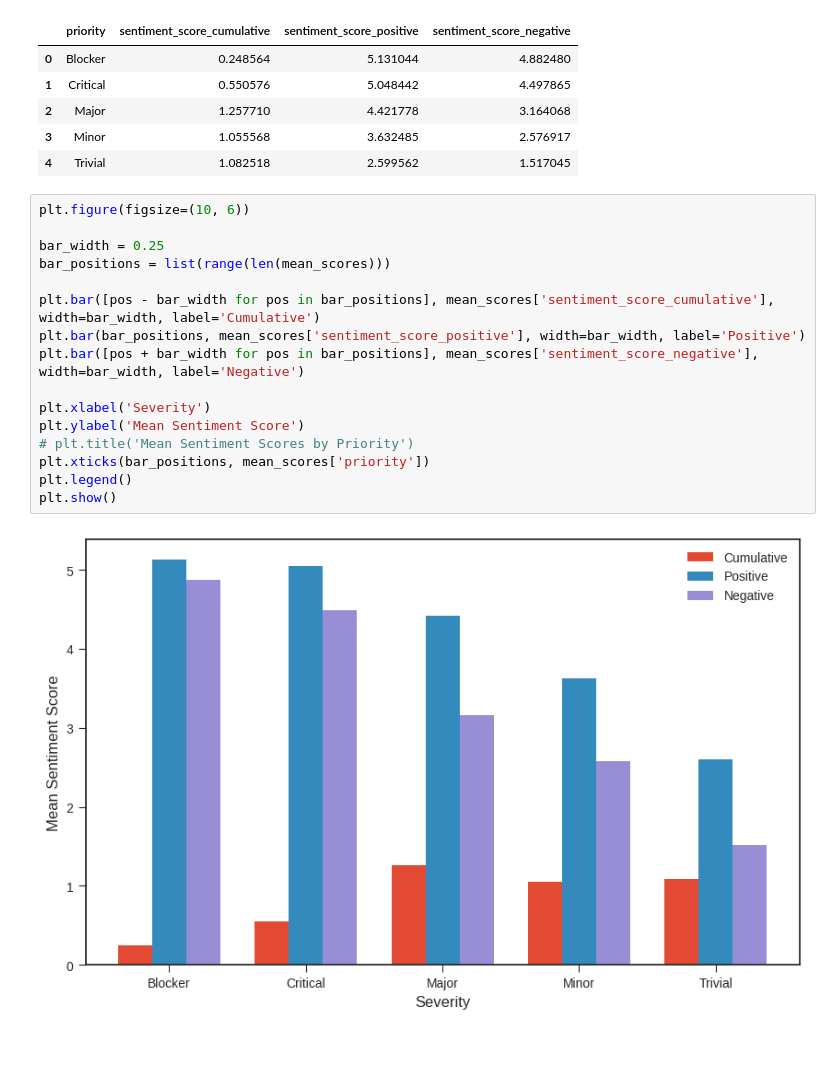
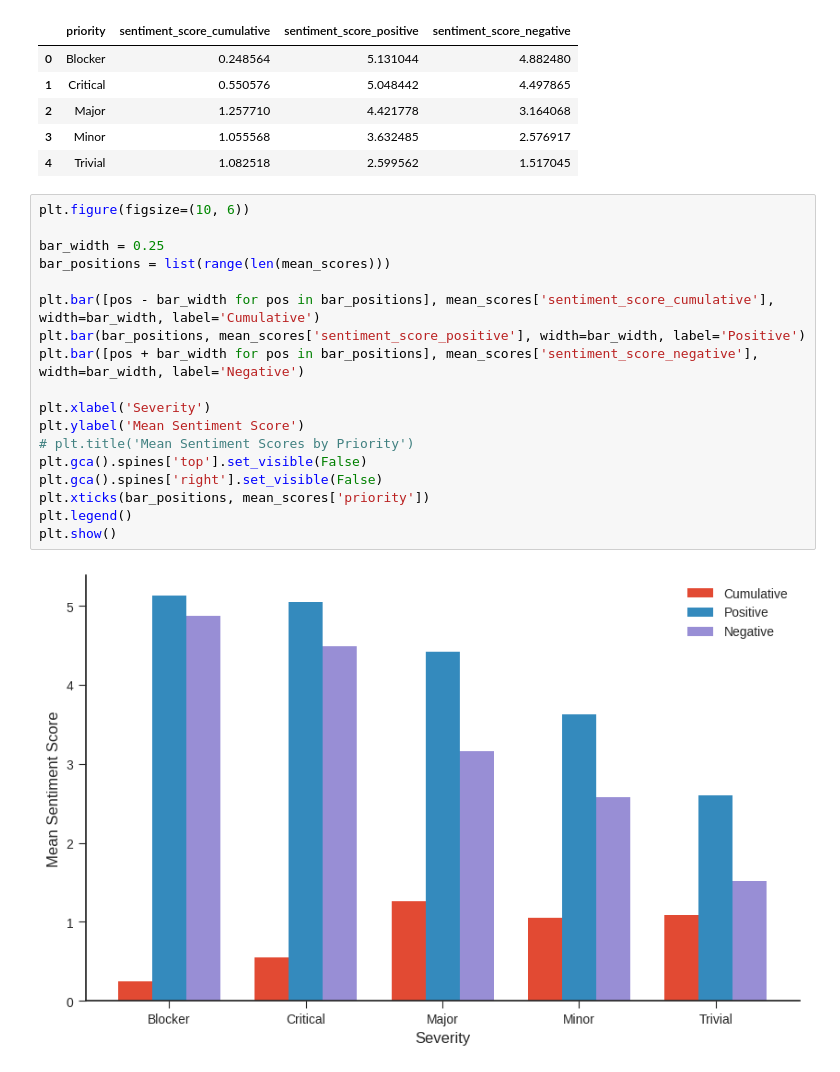
Before and after one commit to raianmr/seBERT, a Jupyter notebook: notebooks/RQs.ipynb, the cells around one changed output. Drawn from its saved outputs; the diff is of its cells as text.

```diff
--- a/notebooks/RQs.ipynb
+++ b/notebooks/RQs.ipynb
@@ -354,18 +434,20 @@ mean_scores
 # %%
 plt.figure(figsize=(10, 6))
 
 bar_width = 0.25
 bar_positions = list(range(len(mean_scores)))
 
 plt.bar([pos - bar_width for pos in bar_positions], mean_scores['sentiment_score_cumulative'], width=bar_width, label='Cumulative')
 plt.bar(bar_positions, mean_scores['sentiment_score_positive'], width=bar_width, label='Positive')
 plt.bar([pos + bar_width for pos in bar_positions], mean_scores['sentiment_score_negative'], width=bar_width, label='Negative')
 
 plt.xlabel('Severity')
 plt.ylabel('Mean Sentiment Score')
 # plt.title('Mean Sentiment Scores by Priority')
+plt.gca().spines['top'].set_visible(False)
+plt.gca().spines['right'].set_visible(False)
 plt.xticks(bar_positions, mean_scores['priority'])
 plt.legend()
 plt.show()
 # %% [output]
-[figure, old version]
+[figure, new version]
```
Also changed, not shown: parts of 11 cells of this notebook.
